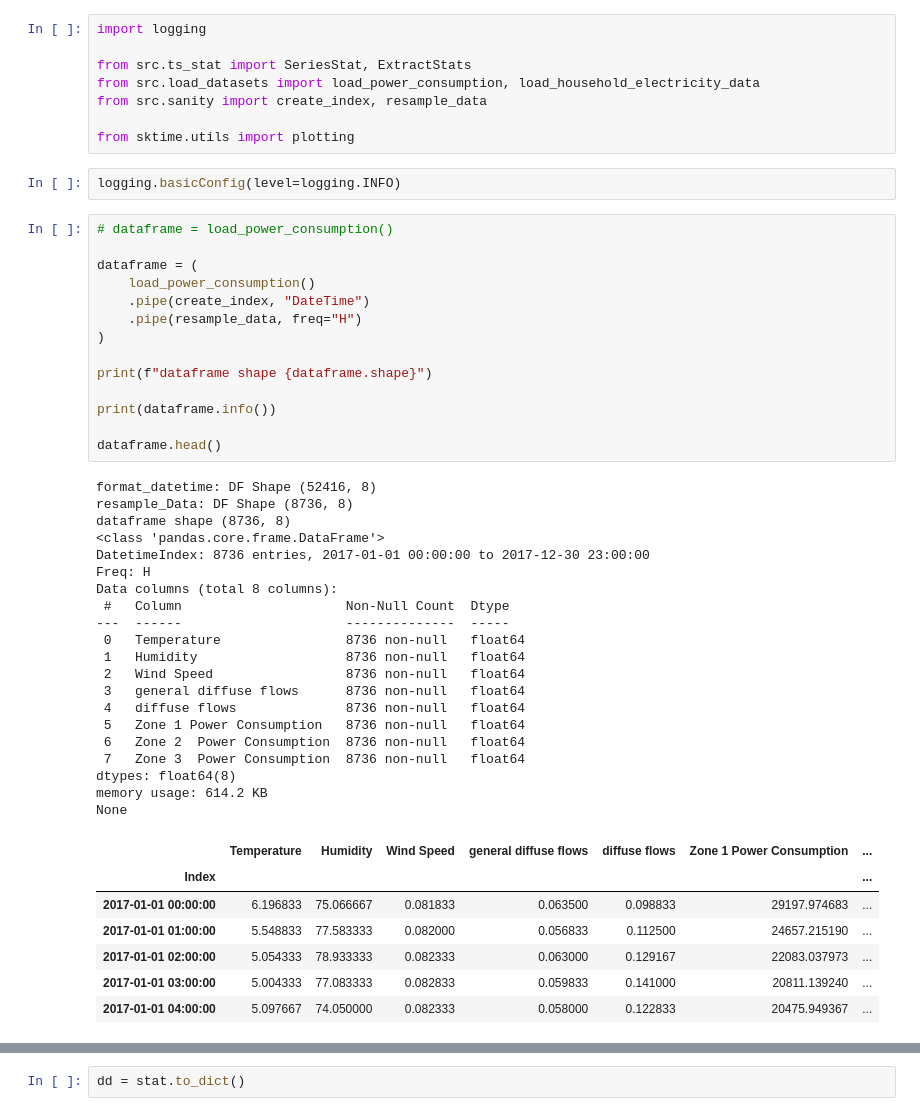
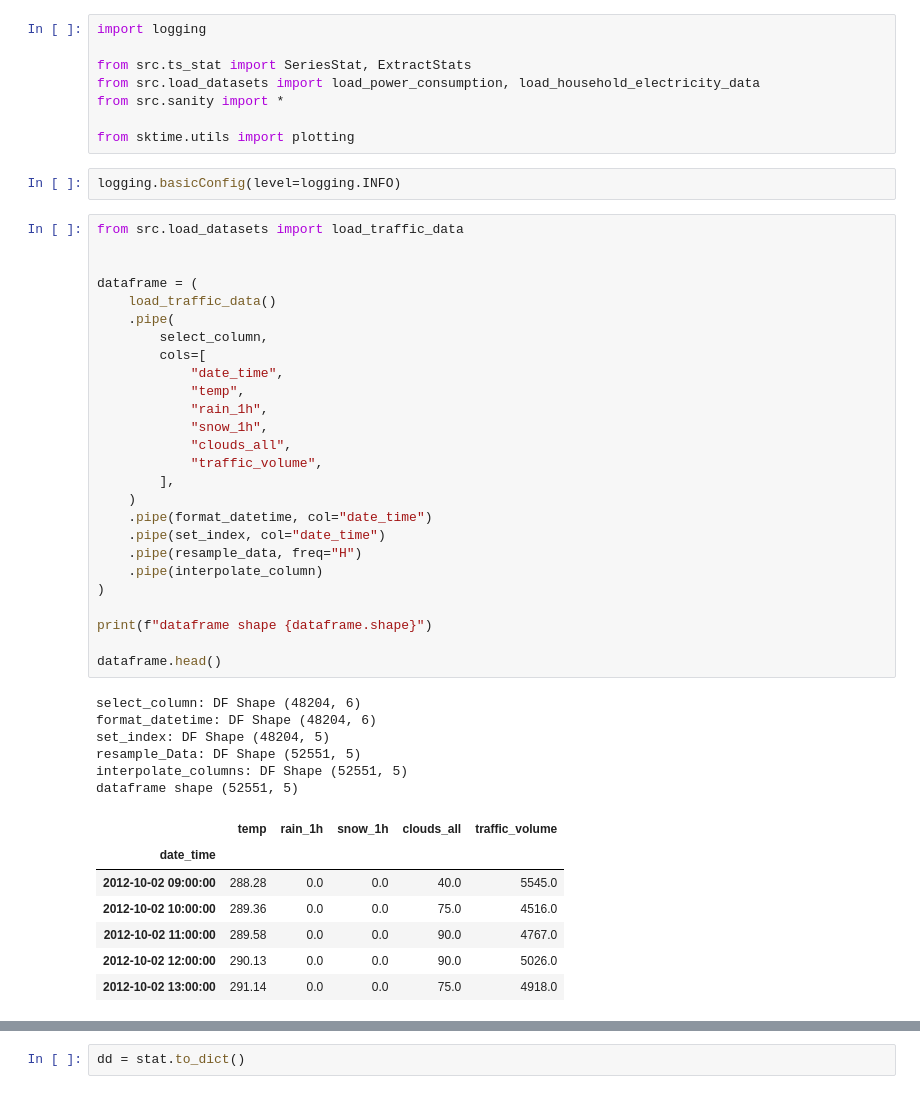
Before and after one commit to RahulDas-dev/Time-Series-Examples, a Jupyter notebook: ts_statistics.ipynb, the cells around one changed output, grey strips where cells are left out. Cells and saved outputs as stored; diff of their text form.

```diff
--- a/ts_statistics.ipynb
+++ b/ts_statistics.ipynb
@@ -3,51 +3,49 @@ import logging
 
 from src.ts_stat import SeriesStat, ExtractStats
 from src.load_datasets import load_power_consumption, load_household_electricity_data
-from src.sanity import create_index, resample_data
+from src.sanity import *
 
 from sktime.utils import plotting
 # %%
 logging.basicConfig(level=logging.INFO)
 # %%
-# dataframe = load_power_consumption()
+from src.load_datasets import load_traffic_data
+
 
 dataframe = (
-    load_power_consumption()
-    .pipe(create_index, "DateTime")
+    load_traffic_data()
+    .pipe(
+        select_column,
+        cols=[
+            "date_time",
+            "temp",
+            "rain_1h",
+            "snow_1h",
+            "clouds_all",
+            "traffic_volume",
+        ],
+    )
+    .pipe(format_datetime, col="date_time")
+    .pipe(set_index, col="date_time")
     .pipe(resample_data, freq="H")
+    .pipe(interpolate_column)
 )
 
 print(f"dataframe shape {dataframe.shape}")
 
-print(dataframe.info())
-
 dataframe.head()
 # %% [output]
-format_datetime: DF Shape (52416, 8)
-resample_Data: DF Shape (8736, 8)
-dataframe shape (8736, 8)
-<class 'pandas.core.frame.DataFrame'>
-DatetimeIndex: 8736 entries, 2017-01-01 00:00:00 to 2017-12-30 23:00:00
-Freq: H
-Data columns (total 8 columns):
- #   Column                     Non-Null Count  Dtype
----  ------                     --------------  -----
- 0   Temperature                8736 non-null   float64
- 1   Humidity                   8736 non-null   float64
- 2   Wind Speed                 8736 non-null   float64
- 3   general diffuse flows      8736 non-null   float64
- 4   diffuse flows              8736 non-null   float64
- 5   Zone 1 Power Consumption   8736 non-null   float64
- 6   Zone 2  Power Consumption  8736 non-null   float64
- 7   Zone 3  Power Consumption  8736 non-null   float64
-dtypes: float64(8)
-memory usage: 614.2 KB
-None
+select_column: DF Shape (48204, 6)
+format_datetime: DF Shape (48204, 6)
+set_index: DF Shape (48204, 5)
+resample_Data: DF Shape (52551, 5)
+interpolate_columns: DF Shape (52551, 5)
+dataframe shape (52551, 5)
-|  | Temperature | Humidity | Wind Speed | general diffuse flows | diffuse flows | Zone 1 Power Consumption | ... |
-| Index |  |  |  |  |  |  | ... |
-| 2017-01-01 00:00:00 | 6.196833 | 75.066667 | 0.081833 | 0.063500 | 0.098833 | 29197.974683 | ... |
-| 2017-01-01 01:00:00 | 5.548833 | 77.583333 | 0.082000 | 0.056833 | 0.112500 | 24657.215190 | ... |
-| 2017-01-01 02:00:00 | 5.054333 | 78.933333 | 0.082333 | 0.063000 | 0.129167 | 22083.037973 | ... |
-| 2017-01-01 03:00:00 | 5.004333 | 77.083333 | 0.082833 | 0.059833 | 0.141000 | 20811.139240 | ... |
-| 2017-01-01 04:00:00 | 5.097667 | 74.050000 | 0.082333 | 0.058000 | 0.122833 | 20475.949367 | ... |
+|  | temp | rain_1h | snow_1h | clouds_all | traffic_volume |
+| date_time |  |  |  |  |  |
+| 2012-10-02 09:00:00 | 288.28 | 0.0 | 0.0 | 40.0 | 5545.0 |
+| 2012-10-02 10:00:00 | 289.36 | 0.0 | 0.0 | 75.0 | 4516.0 |
+| 2012-10-02 11:00:00 | 289.58 | 0.0 | 0.0 | 90.0 | 4767.0 |
+| 2012-10-02 12:00:00 | 290.13 | 0.0 | 0.0 | 90.0 | 5026.0 |
+| 2012-10-02 13:00:00 | 291.14 | 0.0 | 0.0 | 75.0 | 4918.0 |
 # %%
```
Also changed, not shown: parts of 5 cells of this notebook, 17 other files.
